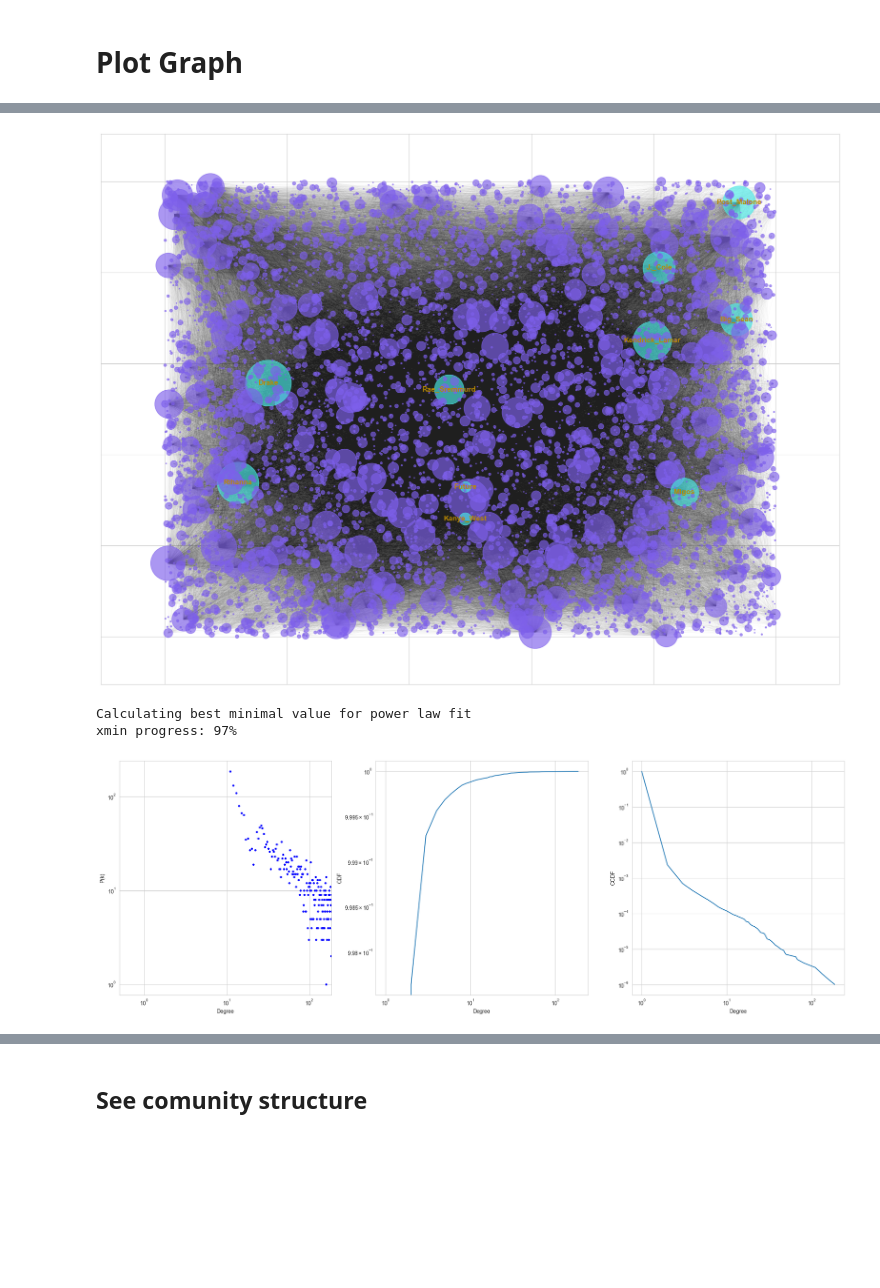
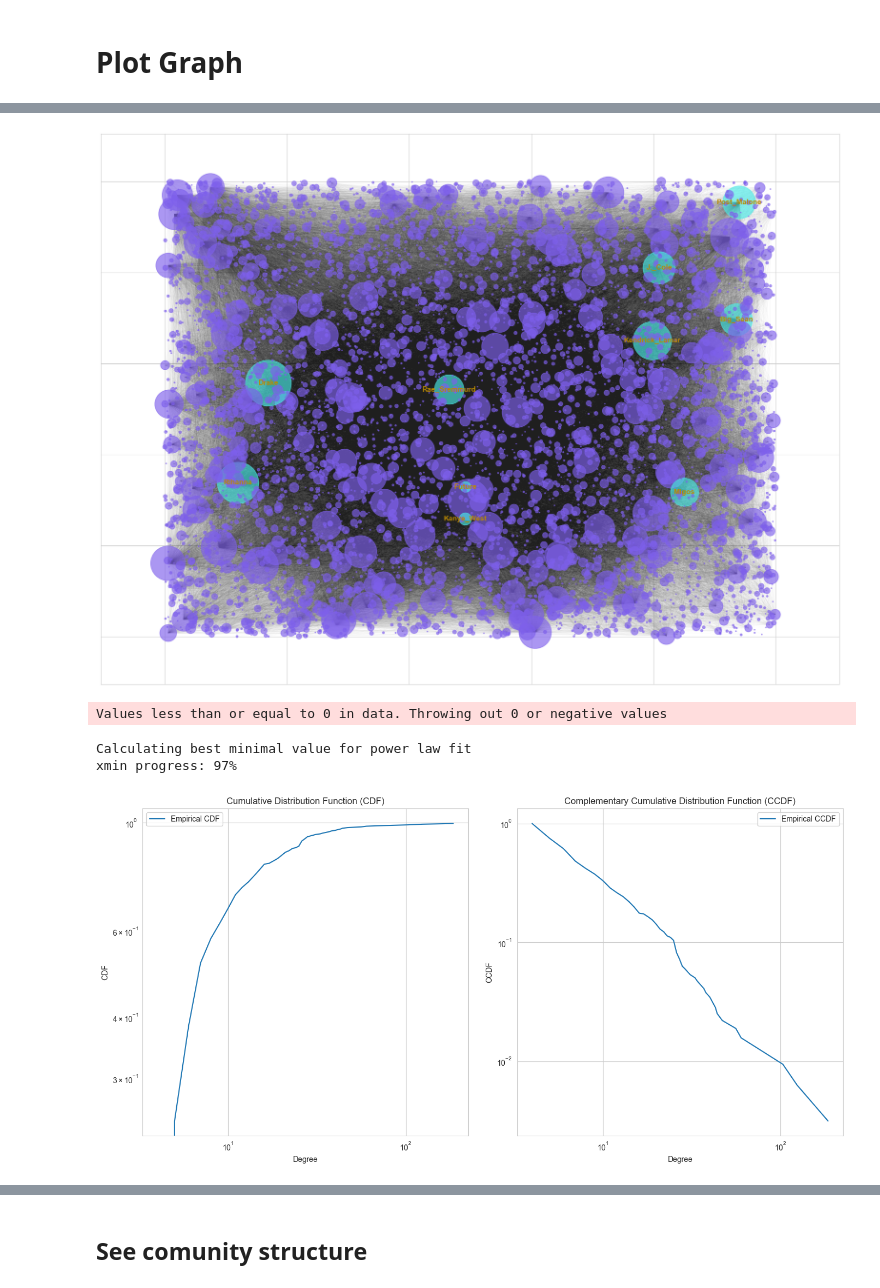
Before and after one commit to LuisFelipePoma/Spotify_Complex_Network, a Jupyter notebook: src/notebooks/graph_weight.ipynb, the cells around one changed output, grey strips where cells are left out. Saved outputs shown, nothing was run; the diff lists cells and outputs as text; code cells hidden in the pictures; blank space fills up the shorter version.

```diff
--- a/src/notebooks/graph_weight.ipynb
+++ b/src/notebooks/graph_weight.ipynb
@@ -12,2 +12,6 @@ from utils import plot_powerlaw, show_weight, get_artist_name
+# %%
+# Save index of the artists
+ARTISTS_BY_INDEX: dict = {}
+ARTISTS_BY_NAME: dict = {}
 # %% [markdown]
 # Reduce graph using `Graph Sampling` and `Edge Shedding`
@@ -134,5 +149,4 @@ G = nx.read_edgelist(
 # %%
-# Save index of the artists
-artists = {}
 for i,node in enumerate(G):
-    artists[node] = i
+    ARTISTS_BY_INDEX[i] = node
+    ARTISTS_BY_NAME[node] = i
@@ -149,7 +159,7 @@ G_nk.addNodes(G.number_of_nodes())
 
 # Add edges with weights to the Networkit graph
 for u, v, data in G.edges(data=True):
-    G_nk.addEdge(artists[u], artists[v], data["weight"])
+    G_nk.addEdge(ARTISTS_BY_NAME[u], ARTISTS_BY_NAME[v], data["weight"])
 G = G_nk
 del G_nk
 # %%
@@ -170,7 +180,7 @@ Graph
 [figure]
 # %%
 print("Graph Sampling")
-G = graph_sampling_by_degree(G,10000)
+G = graph_sampling(G, 10_000)
 show_weight(G)
 plot_powerlaw(G)
 # %% [output]
@@ -283,7 +293,7 @@ nx.draw_networkx_edges(g, pos, width=0.1, alpha=0.1, edge_color="#1f1f1f")
 nx.draw_networkx_labels(
     g,
     pos,
-    labels={node: get_artist_name(node, artists) for node in hubs},
+    labels={node: ARTISTS_BY_INDEX[node] for node in hubs},
     font_size=11,
     font_color="#ba8902",
     font_weight="bold",
@@ -292,51 +302,44 @@ nx.draw_networkx_labels(
 # Mostrar la gráfica
 plt.show()
 # %% [output]
-[figure, old version]
+[figure, new version]
 # %%
 def plot_dist(G):
-    M = nx.to_scipy_sparse_array(
-        G
-    )  # Convertimos el grafo a una matriz dispersa de scipy
+    M = nx.to_scipy_sparse_array(G)  # Convertimos el grafo a una matriz dispersa de scipy
     xmin = min([d[1] for d in G.degree()])
     indegrees = M.sum(0)  # Suma de los grados de entrada
-    degree = np.bincount(
-        indegrees.astype(int)
-    )  # Asegúrate de convertir los grados a enteros
-    fit = powerlaw.Fit(np.array(degree) + 1, fit_method="KS")
+    degree = np.bincount(indegrees.astype(int))  # Asegúrate de convertir los grados a enteros
+    fit = powerlaw.Fit(np.array(degree), fit_method="KS")
 
     fig = plt.figure(figsize=(20, 7))
 
-    """ Plot Distribution """
-    plt.subplot(1, 3, 1)
-    plt.plot(range(len(degree)), degree, "b.")
-    plt.loglog()
-    plt.xlim(min(degree), max(degree))
-    plt.xlabel("Degree")
-    plt.ylabel("P(k)")
-
     """ Plot CDF """
     plt.subplot(1, 3, 2)
-    fit.plot_cdf()
+    fit.plot_cdf(label="Empirical CDF")
     plt.xlabel("Degree")
     plt.ylabel("CDF")
+    plt.title("Cumulative Distribution Function (CDF)")
+    plt.legend()
 
     """ Plot CCDF """
     plt.subplot(1, 3, 3)
-    fit.plot_ccdf()
+    fit.plot_ccdf(label="Empirical CCDF")
     plt.xlabel("Degree")
     plt.ylabel("CCDF")
+    plt.title("Complementary Cumulative Distribution Function (CCDF)")
+    plt.legend()
 
     plt.tight_layout()
     plt.show()
 
 
 # Ahora puedes llamar a la función con tu grafo g
 plot_dist(g)
 # %% [output]
-Calculating best minimal value for power law fit
-xmin progress: 97%
+Values less than or equal to 0 in data. Throwing out 0 or negative values
+Calculating best minimal value for power law fit
+xmin progress: 97%
-[figure, old version]
+[figure, new version]
 # %%
 # save graph
 filename = f"../datasets/edges/ArtistW_sample.csv"
```
Also changed, not shown: parts of 16 cells of this notebook, 4 other files.
